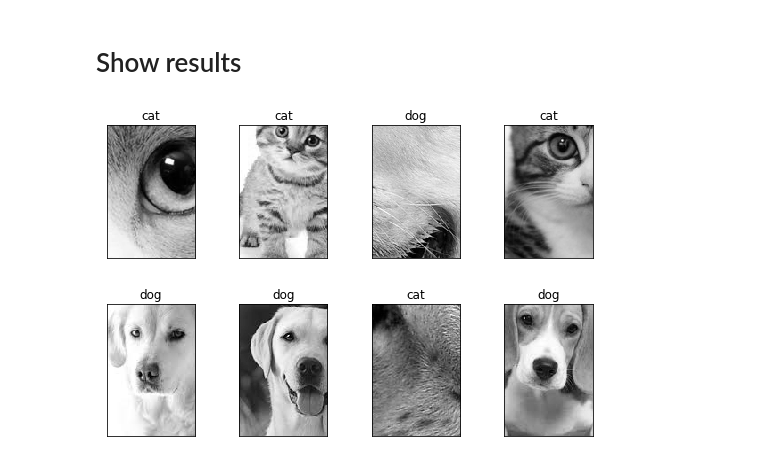
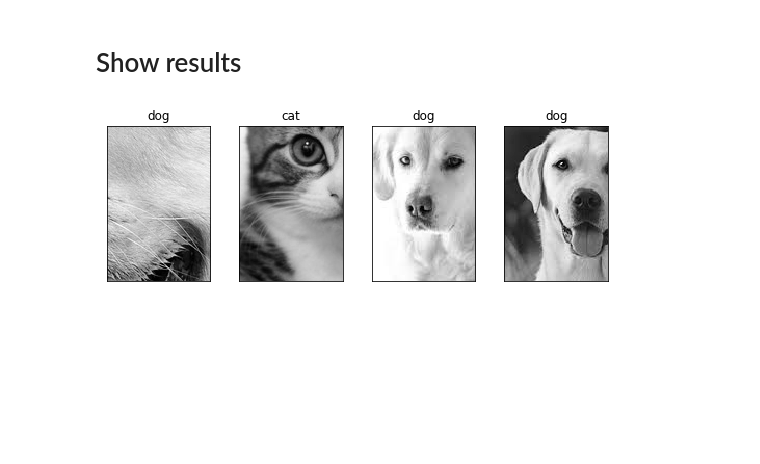
Before and after one commit to treilly94/ml_face_recognition, a Jupyter notebook: animal_recognition.ipynb, the cells around one changed output. Drawn from its saved outputs; the diff is of its cells as text; code cells hidden in the pictures; blank space fills up the shorter version.

Commit message:
Trained SCM model

```diff
--- a/animal_recognition.ipynb
+++ b/animal_recognition.ipynb
@@ -73,7 +74,7 @@ y
 # %% [markdown]
 # Split into train and test sets
 # %%
-X_train, X_test, y_train, y_test = train_test_split(X, y, test_size=0, random_state=42)
+X_train, X_test, y_train, y_test = train_test_split(X, y, test_size=0.25, random_state=42)
 # %%
 X_train.shape
 # %% [output]
@@ -113,6 +129,6 @@ def plot_gallery(images, y, h, w, n_row=2, n_col=4, y_names=None):
         plt.xticks(())
         plt.yticks(())
 # %%
-plot_gallery(X_train, y_train, h, w, y_names=target_names)
+plot_gallery(X_train, y_train, h, w, n_row=1, y_names=target_names)
 # %% [output]
-[figure, old version]
+[figure, new version]
```
Also changed, not shown: parts of 6 cells of this notebook.
